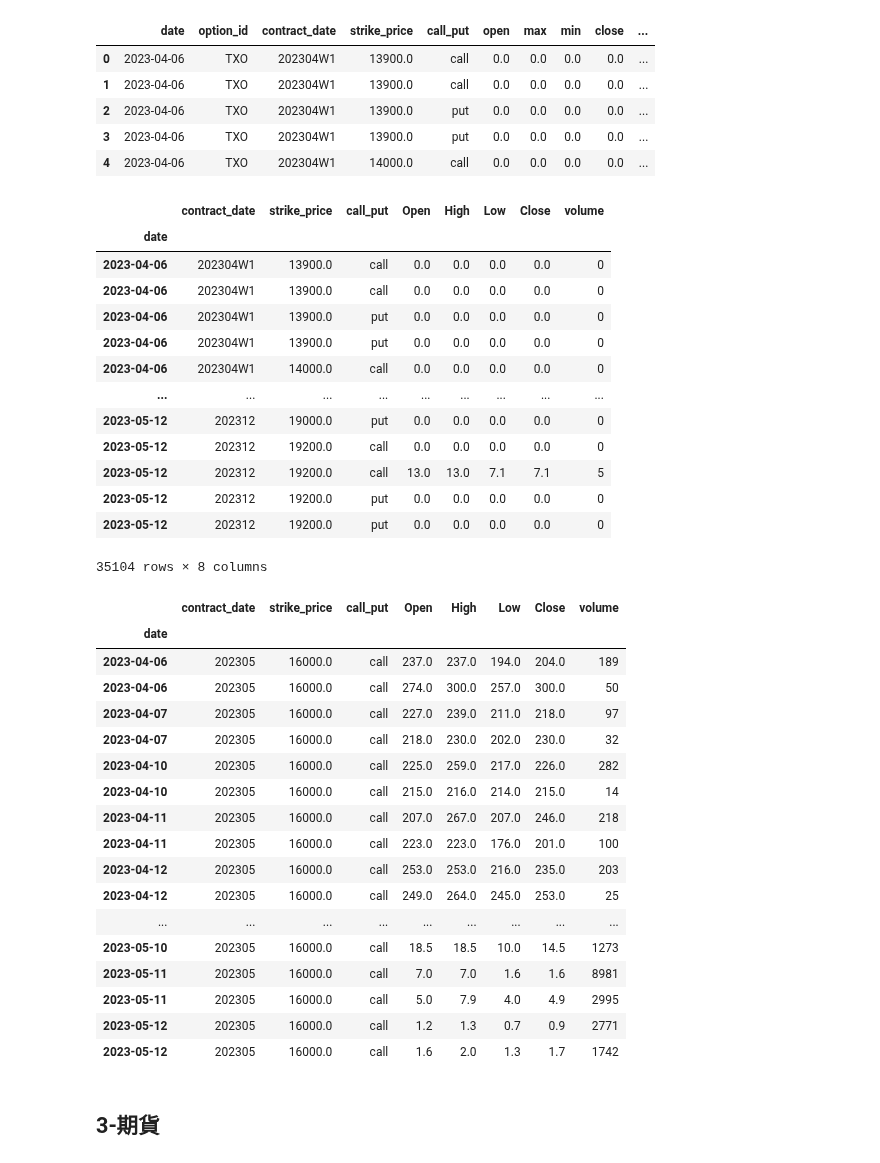
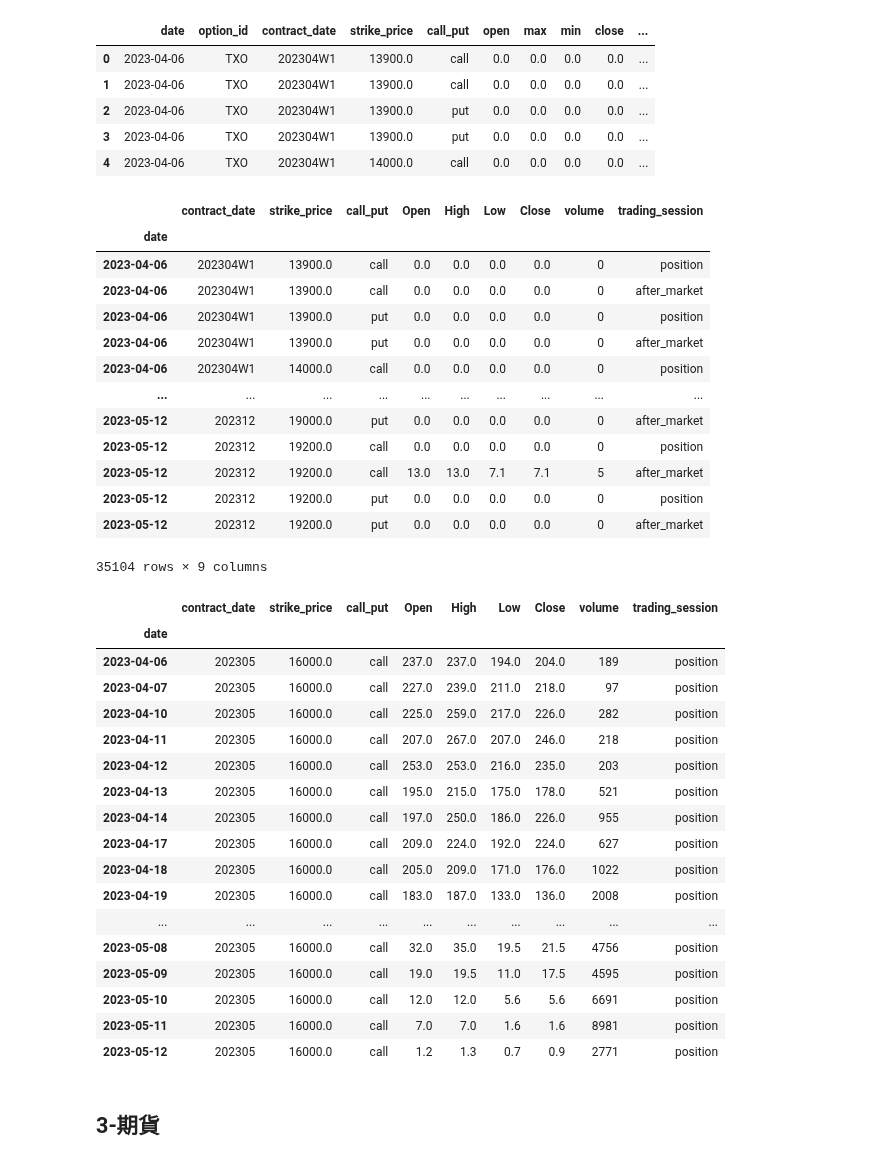
Before and after one commit to webclinic017/trade-backtest, a Jupyter notebook: 0-取得股價資料/data1_finmind_stock_option_future.ipynb, the cells around one changed output. Drawn from its saved outputs; the diff is of its cells as text; code cells hidden in the pictures.

```diff
--- a/0-取得股價資料/data1_finmind_stock_option_future.ipynb
+++ b/0-取得股價資料/data1_finmind_stock_option_future.ipynb
@@ -110,54 +110,56 @@ df.rename(
 )
 
 df.drop(
-    columns=["option_id", "date", "settlement_price", "open_interest", "trading_session"],
+    #columns=["option_id", "date", "settlement_price", "open_interest", "trading_session"],
+    columns=["option_id", "date", "settlement_price", "open_interest"],
     inplace=True,
 )
 
 df
 # %% [output]
-|  | contract_date | strike_price | call_put | Open | High | Low | Close | volume |
-| date |  |  |  |  |  |  |  |  |
-| 2023-04-06 | 202304W1 | 13900.0 | call | 0.0 | 0.0 | 0.0 | 0.0 | 0 |
-| 2023-04-06 | 202304W1 | 13900.0 | call | 0.0 | 0.0 | 0.0 | 0.0 | 0 |
-| 2023-04-06 | 202304W1 | 13900.0 | put | 0.0 | 0.0 | 0.0 | 0.0 | 0 |
-| 2023-04-06 | 202304W1 | 13900.0 | put | 0.0 | 0.0 | 0.0 | 0.0 | 0 |
-| 2023-04-06 | 202304W1 | 14000.0 | call | 0.0 | 0.0 | 0.0 | 0.0 | 0 |
-| ... | ... | ... | ... | ... | ... | ... | ... | ... |
-| 2023-05-12 | 202312 | 19000.0 | put | 0.0 | 0.0 | 0.0 | 0.0 | 0 |
-| 2023-05-12 | 202312 | 19200.0 | call | 0.0 | 0.0 | 0.0 | 0.0 | 0 |
-| 2023-05-12 | 202312 | 19200.0 | call | 13.0 | 13.0 | 7.1 | 7.1 | 5 |
-| 2023-05-12 | 202312 | 19200.0 | put | 0.0 | 0.0 | 0.0 | 0.0 | 0 |
-| 2023-05-12 | 202312 | 19200.0 | put | 0.0 | 0.0 | 0.0 | 0.0 | 0 |
+|  | contract_date | strike_price | call_put | Open | High | Low | Close | volume | trading_session |
+| date |  |  |  |  |  |  |  |  |  |
+| 2023-04-06 | 202304W1 | 13900.0 | call | 0.0 | 0.0 | 0.0 | 0.0 | 0 | position |
+| 2023-04-06 | 202304W1 | 13900.0 | call | 0.0 | 0.0 | 0.0 | 0.0 | 0 | after_market |
+| 2023-04-06 | 202304W1 | 13900.0 | put | 0.0 | 0.0 | 0.0 | 0.0 | 0 | position |
+| 2023-04-06 | 202304W1 | 13900.0 | put | 0.0 | 0.0 | 0.0 | 0.0 | 0 | after_market |
+| 2023-04-06 | 202304W1 | 14000.0 | call | 0.0 | 0.0 | 0.0 | 0.0 | 0 | position |
+| ... | ... | ... | ... | ... | ... | ... | ... | ... | ... |
+| 2023-05-12 | 202312 | 19000.0 | put | 0.0 | 0.0 | 0.0 | 0.0 | 0 | after_market |
+| 2023-05-12 | 202312 | 19200.0 | call | 0.0 | 0.0 | 0.0 | 0.0 | 0 | position |
+| 2023-05-12 | 202312 | 19200.0 | call | 13.0 | 13.0 | 7.1 | 7.1 | 5 | after_market |
+| 2023-05-12 | 202312 | 19200.0 | put | 0.0 | 0.0 | 0.0 | 0.0 | 0 | position |
+| 2023-05-12 | 202312 | 19200.0 | put | 0.0 | 0.0 | 0.0 | 0.0 | 0 | after_market |
-35104 rows × 8 columns
+35104 rows × 9 columns
 # %%
 def get_options(option_df, contract_period, put_or_call, strike_price, trade_period):
 
     option_df = df.loc[(df['contract_date'] == contract_period) & \
                        (df['call_put'] == put_or_call) & \
-                       (df['strike_price'] == strike_price) ]
+                       (df['strike_price'] == strike_price) & \
+                       (df['trading_session'] == trade_period) ]
     return option_df
 # %%
-get_options(df, '202305', 'call', 16000, '一般')
+get_options(df, '202305', 'call', 16000, 'position')
 # %% [output]
-|  | contract_date | strike_price | call_put | Open | High | Low | Close | volume |
-| date |  |  |  |  |  |  |  |  |
-| 2023-04-06 | 202305 | 16000.0 | call | 237.0 | 237.0 | 194.0 | 204.0 | 189 |
-| 2023-04-06 | 202305 | 16000.0 | call | 274.0 | 300.0 | 257.0 | 300.0 | 50 |
-| 2023-04-07 | 202305 | 16000.0 | call | 227.0 | 239.0 | 211.0 | 218.0 | 97 |
-| 2023-04-07 | 202305 | 16000.0 | call | 218.0 | 230.0 | 202.0 | 230.0 | 32 |
-| 2023-04-10 | 202305 | 16000.0 | call | 225.0 | 259.0 | 217.0 | 226.0 | 282 |
-| 2023-04-10 | 202305 | 16000.0 | call | 215.0 | 216.0 | 214.0 | 215.0 | 14 |
-| 2023-04-11 | 202305 | 16000.0 | call | 207.0 | 267.0 | 207.0 | 246.0 | 218 |
-| 2023-04-11 | 202305 | 16000.0 | call | 223.0 | 223.0 | 176.0 | 201.0 | 100 |
-| 2023-04-12 | 202305 | 16000.0 | call | 253.0 | 253.0 | 216.0 | 235.0 | 203 |
-| 2023-04-12 | 202305 | 16000.0 | call | 249.0 | 264.0 | 245.0 | 253.0 | 25 |
-| ... | ... | ... | ... | ... | ... | ... | ... | ... |
-| 2023-05-10 | 202305 | 16000.0 | call | 18.5 | 18.5 | 10.0 | 14.5 | 1273 |
-| 2023-05-11 | 202305 | 16000.0 | call | 7.0 | 7.0 | 1.6 | 1.6 | 8981 |
-| 2023-05-11 | 202305 | 16000.0 | call | 5.0 | 7.9 | 4.0 | 4.9 | 2995 |
-| 2023-05-12 | 202305 | 16000.0 | call | 1.2 | 1.3 | 0.7 | 0.9 | 2771 |
-| 2023-05-12 | 202305 | 16000.0 | call | 1.6 | 2.0 | 1.3 | 1.7 | 1742 |
+|  | contract_date | strike_price | call_put | Open | High | Low | Close | volume | trading_session |
+| date |  |  |  |  |  |  |  |  |  |
+| 2023-04-06 | 202305 | 16000.0 | call | 237.0 | 237.0 | 194.0 | 204.0 | 189 | position |
+| 2023-04-07 | 202305 | 16000.0 | call | 227.0 | 239.0 | 211.0 | 218.0 | 97 | position |
+| 2023-04-10 | 202305 | 16000.0 | call | 225.0 | 259.0 | 217.0 | 226.0 | 282 | position |
+| 2023-04-11 | 202305 | 16000.0 | call | 207.0 | 267.0 | 207.0 | 246.0 | 218 | position |
+| 2023-04-12 | 202305 | 16000.0 | call | 253.0 | 253.0 | 216.0 | 235.0 | 203 | position |
+| 2023-04-13 | 202305 | 16000.0 | call | 195.0 | 215.0 | 175.0 | 178.0 | 521 | position |
+| 2023-04-14 | 202305 | 16000.0 | call | 197.0 | 250.0 | 186.0 | 226.0 | 955 | position |
+| 2023-04-17 | 202305 | 16000.0 | call | 209.0 | 224.0 | 192.0 | 224.0 | 627 | position |
+| 2023-04-18 | 202305 | 16000.0 | call | 205.0 | 209.0 | 171.0 | 176.0 | 1022 | position |
+| 2023-04-19 | 202305 | 16000.0 | call | 183.0 | 187.0 | 133.0 | 136.0 | 2008 | position |
+| ... | ... | ... | ... | ... | ... | ... | ... | ... | ... |
+| 2023-05-08 | 202305 | 16000.0 | call | 32.0 | 35.0 | 19.5 | 21.5 | 4756 | position |
+| 2023-05-09 | 202305 | 16000.0 | call | 19.0 | 19.5 | 11.0 | 17.5 | 4595 | position |
+| 2023-05-10 | 202305 | 16000.0 | call | 12.0 | 12.0 | 5.6 | 5.6 | 6691 | position |
+| 2023-05-11 | 202305 | 16000.0 | call | 7.0 | 7.0 | 1.6 | 1.6 | 8981 | position |
+| 2023-05-12 | 202305 | 16000.0 | call | 1.2 | 1.3 | 0.7 | 0.9 | 2771 | position |
 # %% [markdown]
 ## 3-期貨
 # %% [markdown]
```
